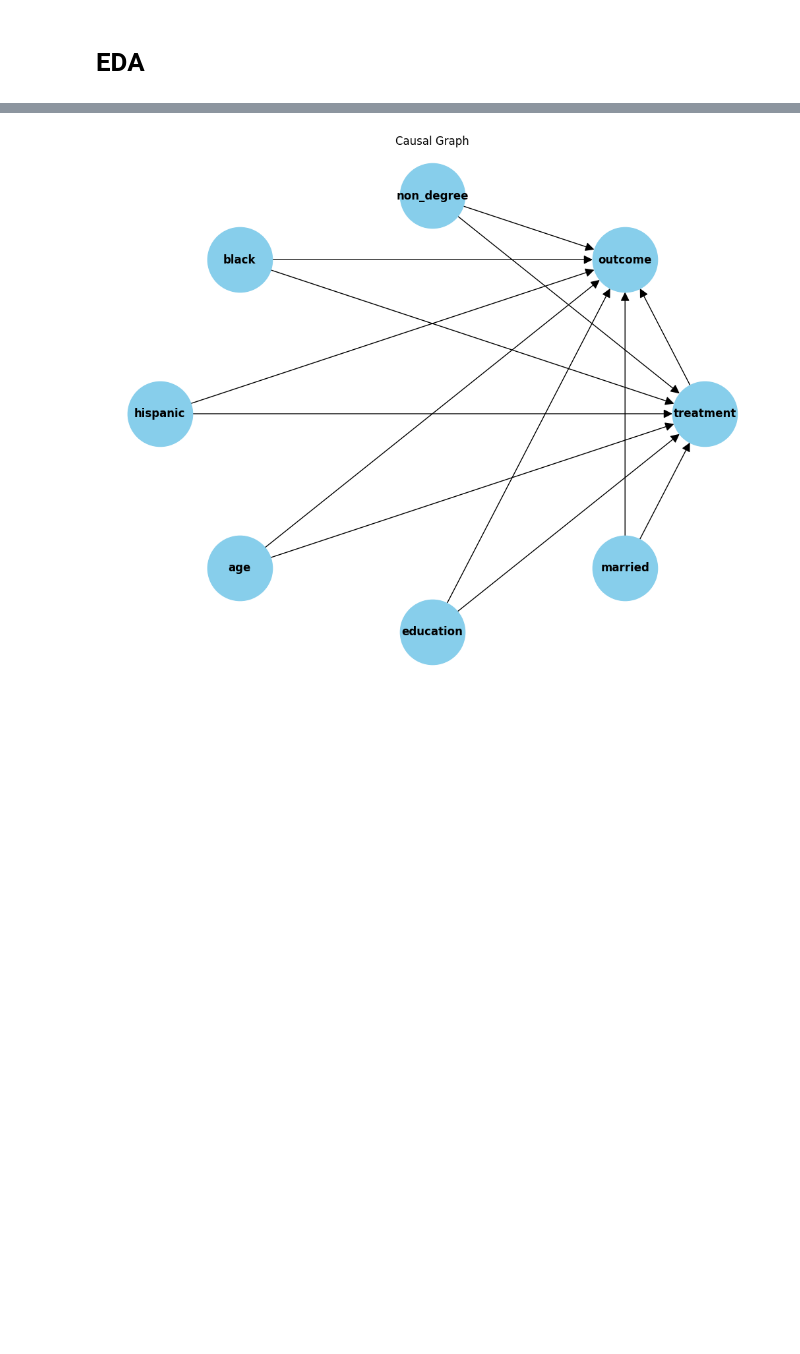
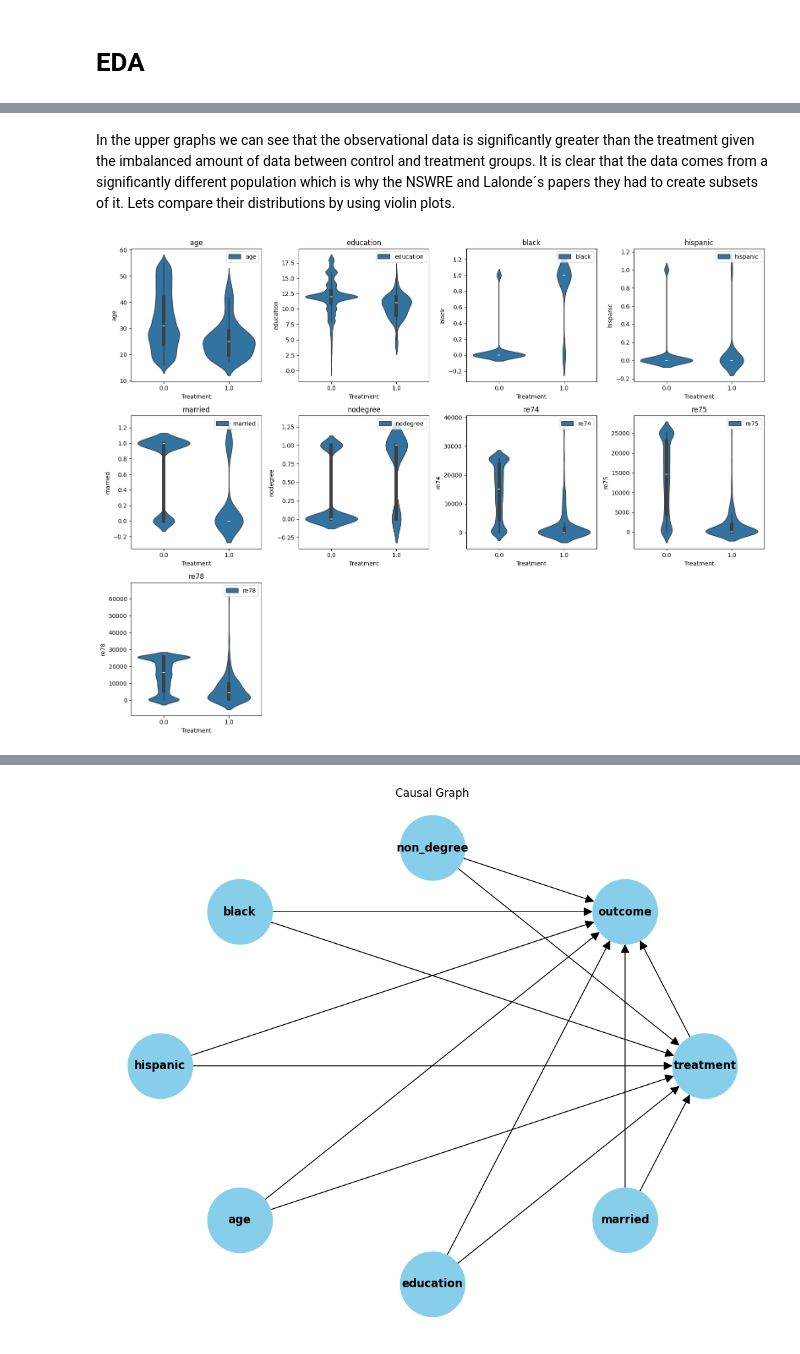
Before and after one commit to 8toz/causal_lalonde, a Jupyter notebook: causal_first_draft.ipynb, the cells around one changed output, grey strips where cells are left out. Drawn from its saved outputs; the diff is of its cells as text; code cells hidden in the pictures; blank space fills up the shorter version.

```diff
--- a/causal_first_draft.ipynb
+++ b/causal_first_draft.ipynb
@@ -81,0 +87,39 @@ plt.show()
+# %% [markdown]
+In the upper graphs we can see that the observational data is significantly greater than the treatment given the imbalanced amount of data between control and treatment groups. It is clear that the data comes from a significantly different population which is why the NSWRE and Lalonde´s papers they had to create subsets of it. Lets compare their distributions by using violin plots.
+# %%
+import matplotlib.pyplot as plt
+import seaborn as sns
+
+
+cols = ['age', 'education', 'black', 'hispanic', 'married',
+        'nodegree', 're74', 're75', 're78']
+
+num_columns = len(cols)
+num_plots_per_row = 4
+num_rows = (num_columns // num_plots_per_row) + 1
+fig, axes = plt.subplots(num_rows, num_plots_per_row, figsize=(16, 4*num_rows))
+
+# If num_rows = 1 we need to convert it to a list
+if num_rows == 1:
+    axes = [axes]
+
+for i, col in enumerate(cols):
+    row_idx = i // num_plots_per_row
+    col_idx = i % num_plots_per_row
+    sns.violinplot(x="treatment", y=col, data=final_df, ax=axes[row_idx][col_idx])
+    axes[row_idx][col_idx].set_title(f"{col}")
+    axes[row_idx][col_idx].set_xlabel("Treatment")
+    axes[row_idx][col_idx].set_ylabel(col)
+    axes[row_idx][col_idx].legend([col])
+
+# Remove any empty subplots
+for i in range(num_columns, num_rows * num_plots_per_row):
+    row_idx = i // num_plots_per_row
+    col_idx = i % num_plots_per_row
+    if col_idx < num_plots_per_row:  # Check if the column index is within the valid range
+        axes[row_idx][col_idx].remove()
+
+plt.tight_layout()
+plt.show()
+# %% [output]
+[figure, added]
```
Also changed, not shown: parts of 13 cells of this notebook.
